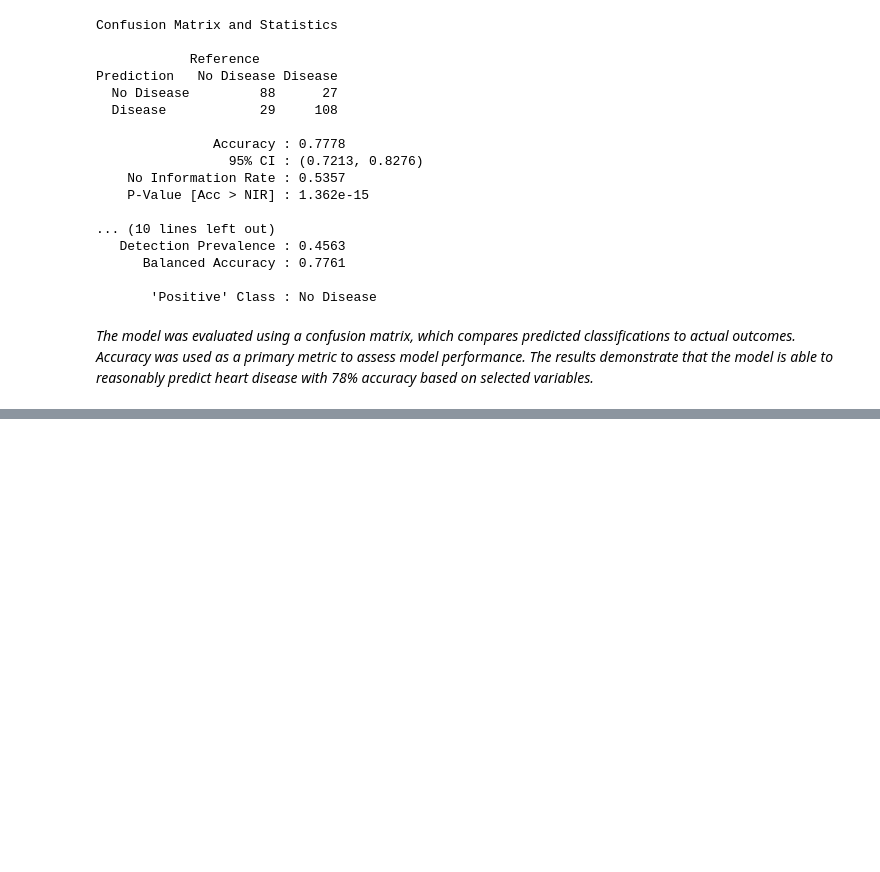
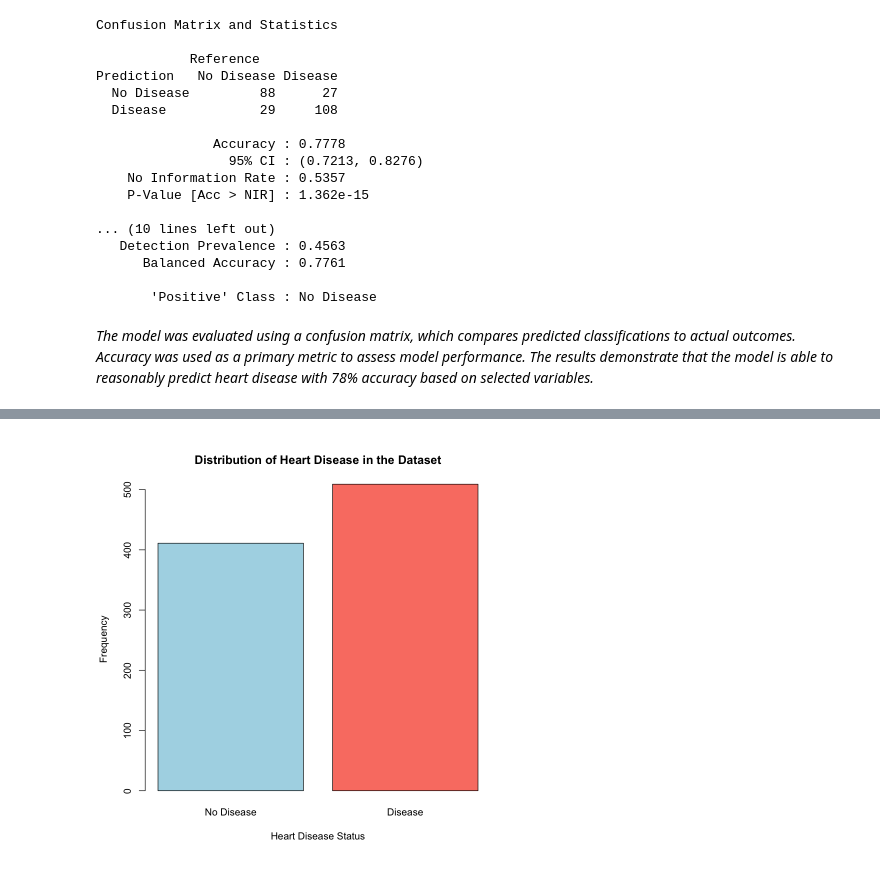
Before and after one commit to JeaneeAllen/r-healthcare-analysis, a Jupyter notebook: r_notebook.ipynb, the cells around one changed output, grey strips where cells are left out. Drawn from its saved outputs; the diff is of its cells as text; code cells hidden in the pictures; blank space fills up the shorter version.

Commit message:
Created Bar Plot visualization and included project summary

```diff
--- a/r_notebook.ipynb
+++ b/r_notebook.ipynb
@@ -277,0 +283,6 @@ Prediction   No Disease Disease
+# %%
+barplot(table(heart_data$num),
+main = "Distribution of Heart Disease in the Dataset",
+xlab = "Heart Disease Status", ylab = "Frequency", col = c("lightblue", "salmon")) # Create a bar plot to visualize the distribution of heart disease in the dataset, showing the frequency of cases with and without heart disease
+# %% [output]
+[figure, added]
```
Also changed, not shown: parts of 2 cells of this notebook.
